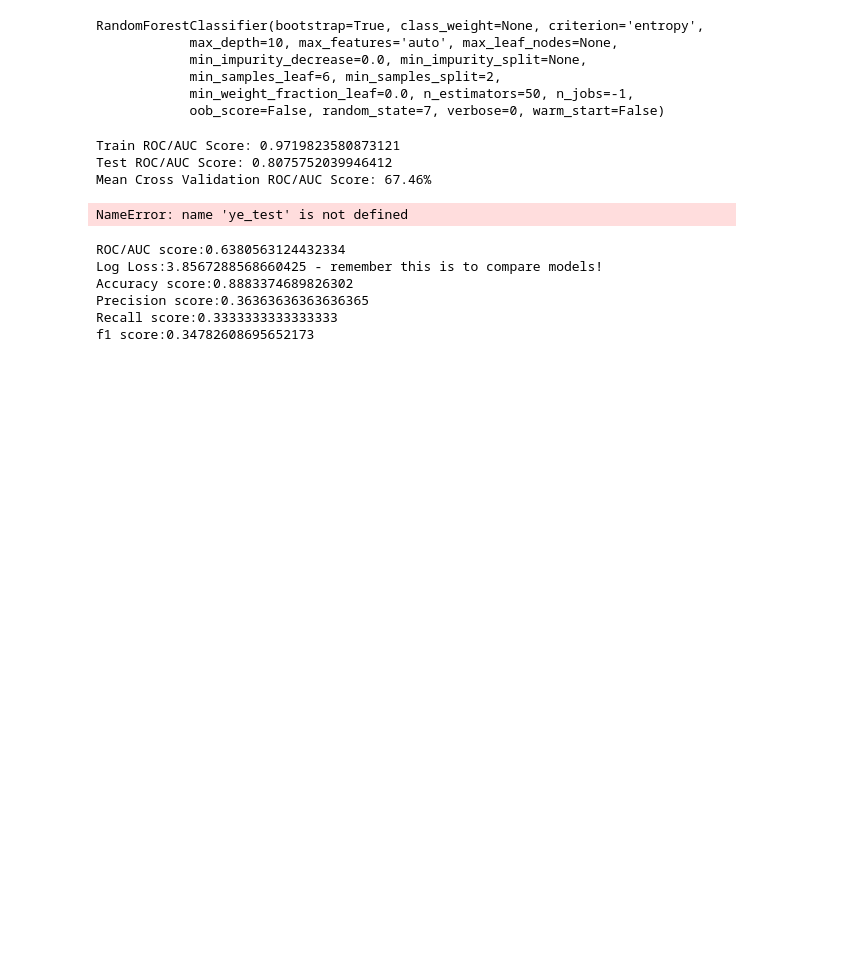
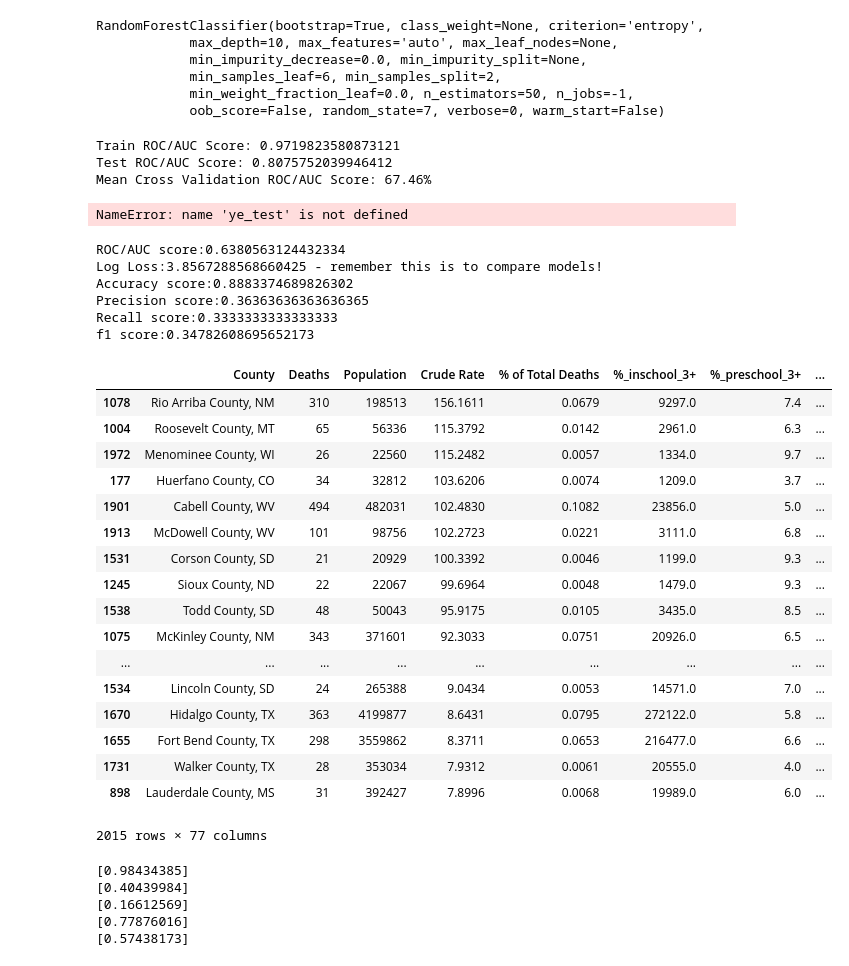
Before and after one commit to MIAISEMAN/mod_3_project, a Jupyter notebook: module_3_project.ipynb, the cells around one changed output. Saved outputs shown, nothing was run; the diff lists cells and outputs as text; code cells hidden in the pictures; blank space fills up the shorter version.

```diff
--- a/module_3_project.ipynb
+++ b/module_3_project.ipynb
@@ -1064,3 +1139,24 @@ Accuracy score:0.8883374689826302
 Precision score:0.36363636363636365
 Recall score:0.3333333333333333
 f1 score:0.34782608695652173
+# %%
+counties_encoded.sort_values('Crude Rate', ascending=False)
+# %% [output]
+|  | County | Deaths | Population | Crude Rate | % of Total Deaths | %_inschool_3+ | %_preschool_3+ | ... |
+| 1078 | Rio Arriba County, NM | 310 | 198513 | 156.1611 | 0.0679 | 9297.0 | 7.4 | ... |
+| 1004 | Roosevelt County, MT | 65 | 56336 | 115.3792 | 0.0142 | 2961.0 | 6.3 | ... |
+| 1972 | Menominee County, WI | 26 | 22560 | 115.2482 | 0.0057 | 1334.0 | 9.7 | ... |
+| 177 | Huerfano County, CO | 34 | 32812 | 103.6206 | 0.0074 | 1209.0 | 3.7 | ... |
+| 1901 | Cabell County, WV | 494 | 482031 | 102.4830 | 0.1082 | 23856.0 | 5.0 | ... |
+| 1913 | McDowell County, WV | 101 | 98756 | 102.2723 | 0.0221 | 3111.0 | 6.8 | ... |
+| 1531 | Corson County, SD | 21 | 20929 | 100.3392 | 0.0046 | 1199.0 | 9.3 | ... |
+| 1245 | Sioux County, ND | 22 | 22067 | 99.6964 | 0.0048 | 1479.0 | 9.3 | ... |
+| 1538 | Todd County, SD | 48 | 50043 | 95.9175 | 0.0105 | 3435.0 | 8.5 | ... |
+| 1075 | McKinley County, NM | 343 | 371601 | 92.3033 | 0.0751 | 20926.0 | 6.5 | ... |
+| ... | ... | ... | ... | ... | ... | ... | ... | ... |
+| 1534 | Lincoln County, SD | 24 | 265388 | 9.0434 | 0.0053 | 14571.0 | 7.0 | ... |
+| 1670 | Hidalgo County, TX | 363 | 4199877 | 8.6431 | 0.0795 | 272122.0 | 5.8 | ... |
+| 1655 | Fort Bend County, TX | 298 | 3559862 | 8.3711 | 0.0653 | 216477.0 | 6.6 | ... |
+| 1731 | Walker County, TX | 28 | 353034 | 7.9312 | 0.0061 | 20555.0 | 4.0 | ... |
+| 898 | Lauderdale County, MS | 31 | 392427 | 7.8996 | 0.0068 | 19989.0 | 6.0 | ... |
+2015 rows × 77 columns
@@ -1066,0 +1166,13 @@ f1 score:0.34782608695652173
+# %%
+#TOP 5 CRUDE RATE COUNTIES - WHAT OUR MODEL WOULD PREDICT
+print(pipe2.predict_proba(X_prezi[X_prezi.index == 'Rio Arriba County, NM'])[:,1])
+print(pipe2.predict_proba(X_prezi[X_prezi.index == 'Roosevelt County, MT'])[:,1])
+print(pipe2.predict_proba(X_prezi[X_prezi.index == 'Menominee County, WI'])[:,1])
+print(pipe2.predict_proba(X_prezi[X_prezi.index == 'Huerfano County, CO'])[:,1])
+print(pipe2.predict_proba(X_prezi[X_prezi.index == 'Cabell County, WV'])[:,1])
+# %% [output]
+[0.98434385]
+[0.40439984]
+[0.16612569]
+[0.77876016]
+[0.57438173]
```
Also changed, not shown: parts of 32 cells of this notebook.
